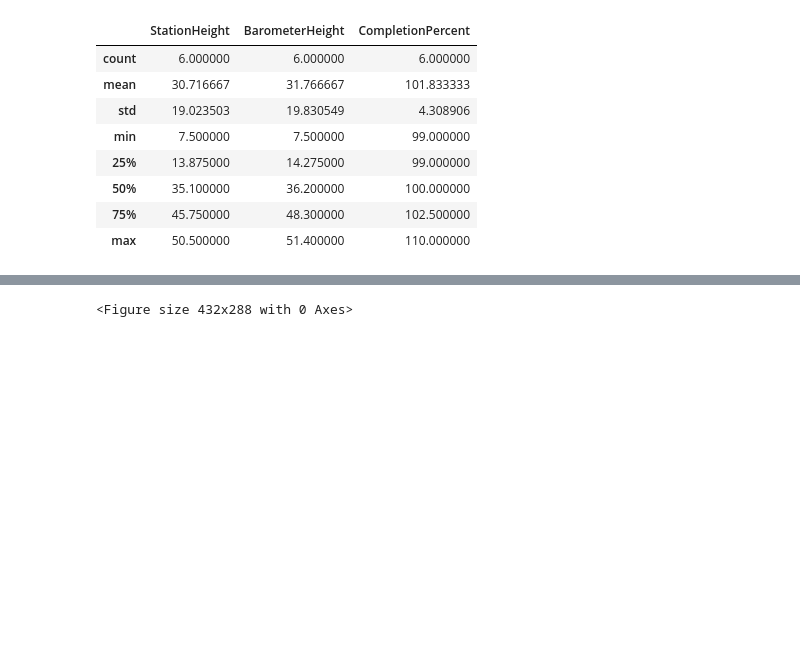
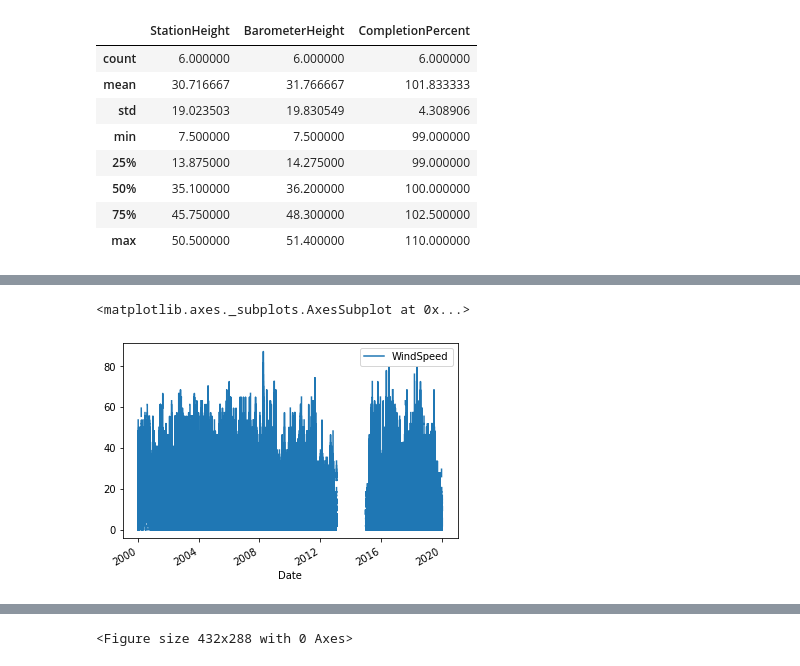
Before and after one commit to KamWithK/Temp2Enrgy, a Jupyter notebook: src/Graphs and Stats.ipynb, the cells around one changed output, grey strips where cells are left out. Drawn from its saved outputs; the diff is of its cells as text; code cells hidden in the pictures; blank space fills up the shorter version.

Commit message:
visualised columns with the most missing data

```diff
--- a/src/Graphs and Stats.ipynb
+++ b/src/Graphs and Stats.ipynb
@@ -48,0 +57,5 @@ stations_data[["StationHeight", "BarometerHeight", "CompletionPercent"]].describ
+# %%
+temperature_data.plot(x="Date", y="WindSpeed")
+# %% [output]
+<matplotlib.axes._subplots.AxesSubplot at 0x...>
+[figure, added]
```
Also changed, not shown: parts of 11 cells of this notebook.
